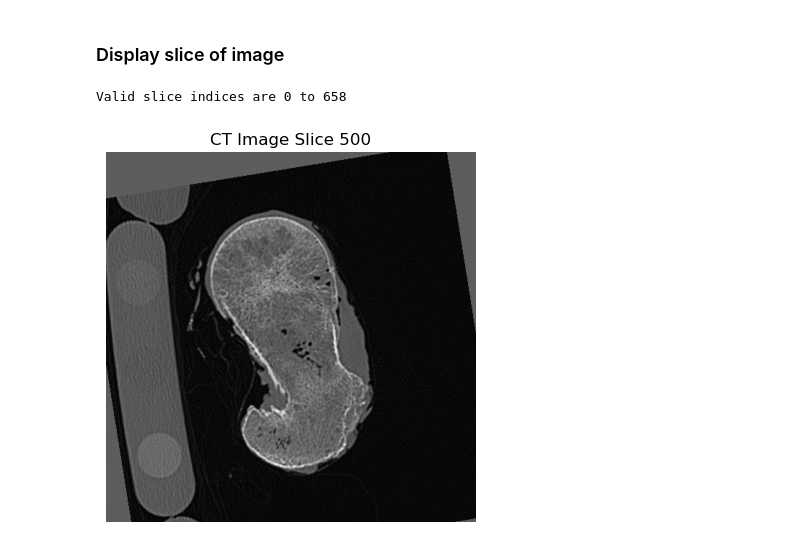
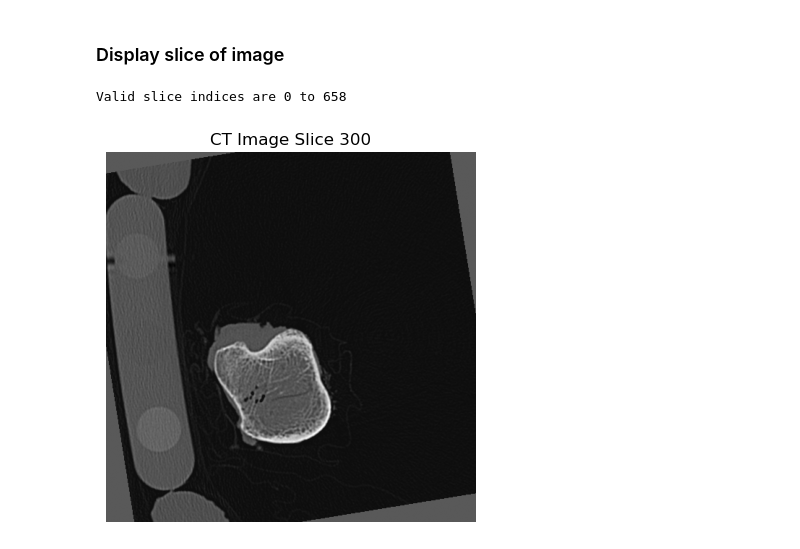
Before and after one commit to gianthk/pyfabric, a Jupyter notebook: notebooks/supertrab.ipynb, the cells around one changed output. Cells and saved outputs as stored; diff of their text form; code cells hidden in the pictures.

```diff
--- a/notebooks/supertrab.ipynb
+++ b/notebooks/supertrab.ipynb
@@ -37,22 +37,22 @@ mhd_image = sitk.ReadImage(mhd_file_path, imageIO="MetaImageIO")
 # %%
 image_array = sitk.GetArrayFromImage(mhd_image)
 
 print(f"Valid slice indices are 0 to {image_array.shape[0] - 1}")
 
 if image_array.ndim == 3: # "slice dimension"
-    slice_index = 500 # index of slice to show
+    slice_index = 300 # index of slice to show
     if slice_index < 0 or slice_index >= image_array.shape[0]:
         print("Slice index out of range; using middle slice instead.")
         slice_index = image_array.shape[0] // 2 #default mid-index
     image_slice = image_array[slice_index, :, :]
 else:
     image_slice = image_array
 
 # Display the image using matplotlib
 plt.imshow(image_slice, cmap='gray')
 plt.title(f'CT Image Slice {slice_index}')
 plt.axis('off')
 plt.show()
 # %% [output]
 Valid slice indices are 0 to 658
-[figure, old version]
+[figure, new version]
```
Also changed, not shown: 1 other file.
